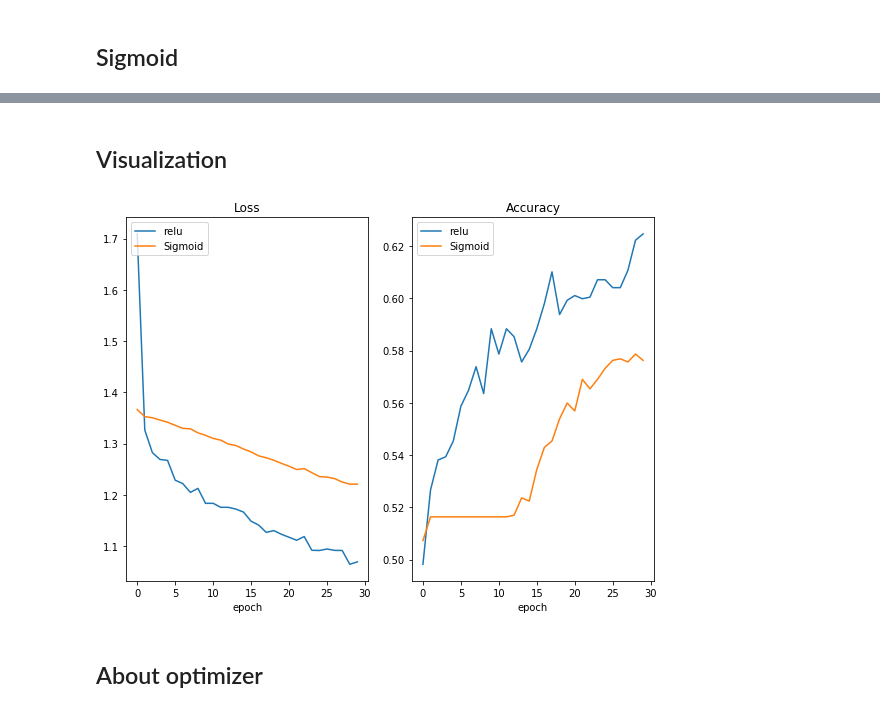
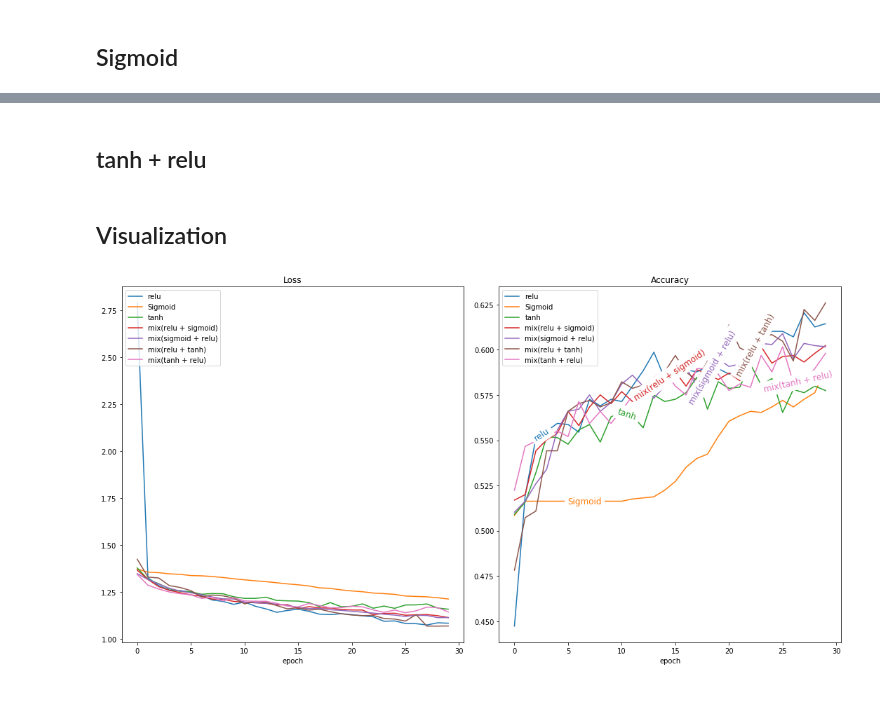
Before and after one commit to IKMLab/Keras-tutorial, a Jupyter notebook: Keras_tutorial.ipynb, the cells around one changed output, grey strips where cells are left out. Drawn from its saved outputs; the diff is of its cells as text; code cells hidden in the pictures.

```diff
--- a/Keras_tutorial.ipynb
+++ b/Keras_tutorial.ipynb
@@ -278,23 +375,59 @@ acc_bm 	= history_bm.history.get('acc')
+# %% [markdown]
+## tanh + relu
+# %%
+model_mix4 = Sequential()
+model_mix4.add(Dense(128, input_dim=200))
+model_mix4.add(Activation('tanh'))
+model_mix4.add(Dense(256))
+model_mix4.add(Activation('relu'))
+model_mix4.add(Dense(5))
+model_mix4.add(Activation('softmax'))
+# %%
+model_mix4.compile(loss='categorical_crossentropy',
+				optimizer=sgd,
+				metrics=['accuracy'])
+history_mix4 = model_mix4.fit(X_train, Y_train,
+							batch_size=batch_size,
+							epochs=epochs,
+							verbose=0,
+							shuffle=True,
+                    		validation_split=0.1)
+loss_mix4	= history_mix4.history.get('loss')
+acc_mix4 	= history_mix4.history.get('acc')
 # %% [markdown]
 ## Visualization
 # %%
 import matplotlib.pyplot as plt
-plt.figure(0,figsize=(8,6))
+plt.figure(0,figsize=(15,8))
 plt.subplot(121)
 plt.plot(range(len(loss_sp)),loss_sp,label='relu')
 plt.plot(range(len(loss_bm)),loss_bm,label='Sigmoid')
+plt.plot(range(len(loss_tn)),loss_tn,label='tanh')
+plt.plot(range(len(loss_mix)),loss_mix,label='mix(relu + sigmoid)')
+plt.plot(range(len(loss_mix2)),loss_mix2,label='mix(sigmoid + relu)')
+plt.plot(range(len(loss_mix3)),loss_mix3,label='mix(relu + tanh)')
+plt.plot(range(len(loss_mix4)),loss_mix4,label='mix(tanh + relu)')
+
+#labelLines(plt.gca().get_lines(),fontsize=16)
+
 plt.title('Loss')
 plt.xlabel("epoch")
 plt.legend(loc='upper left')
 plt.subplot(122)
 plt.plot(range(len(acc_sp)),acc_sp,label='relu')
 plt.plot(range(len(acc_bm)),acc_bm,label='Sigmoid')
+plt.plot(range(len(acc_tn)),acc_tn,label='tanh')
+plt.plot(range(len(acc_mix)),acc_mix,label='mix(relu + sigmoid)')
+plt.plot(range(len(acc_mix2)),acc_mix2,label='mix(sigmoid + relu)')
+plt.plot(range(len(acc_mix3)),acc_mix3,label='mix(relu + tanh)')
+plt.plot(range(len(acc_mix4)),acc_mix4,label='mix(tanh + relu)')
+
+labelLines(plt.gca().get_lines(),fontsize=12)
+
 plt.title('Accuracy')
 plt.xlabel("epoch")
 plt.legend(loc='upper left')
 plt.tight_layout()
 plt.show()
 # %% [output]
-[figure, old version]
+[figure, new version]
-# %% [markdown]
-## About optimizer
```
Also changed, not shown: parts of 34 cells of this notebook, 2 other files.
